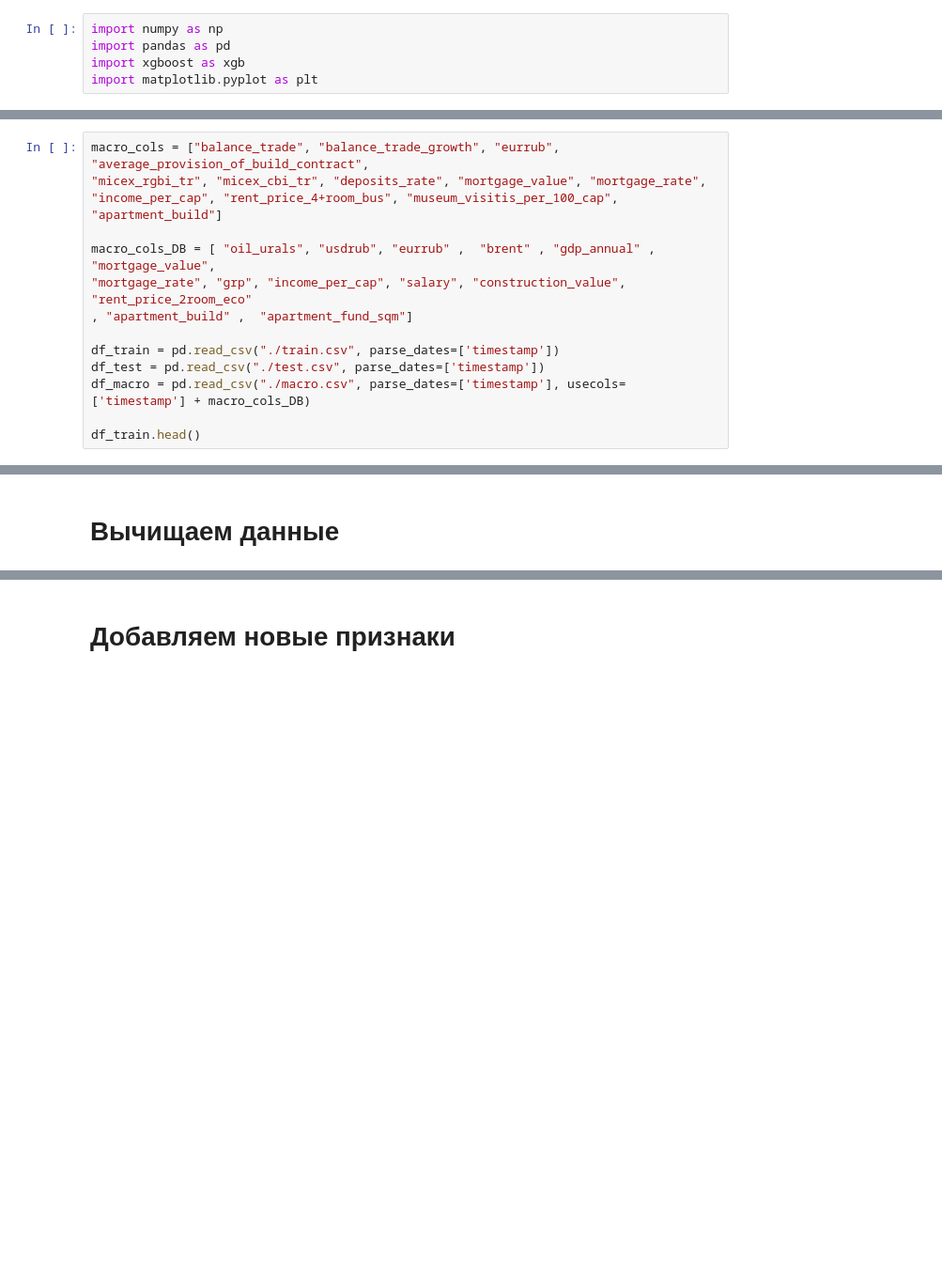
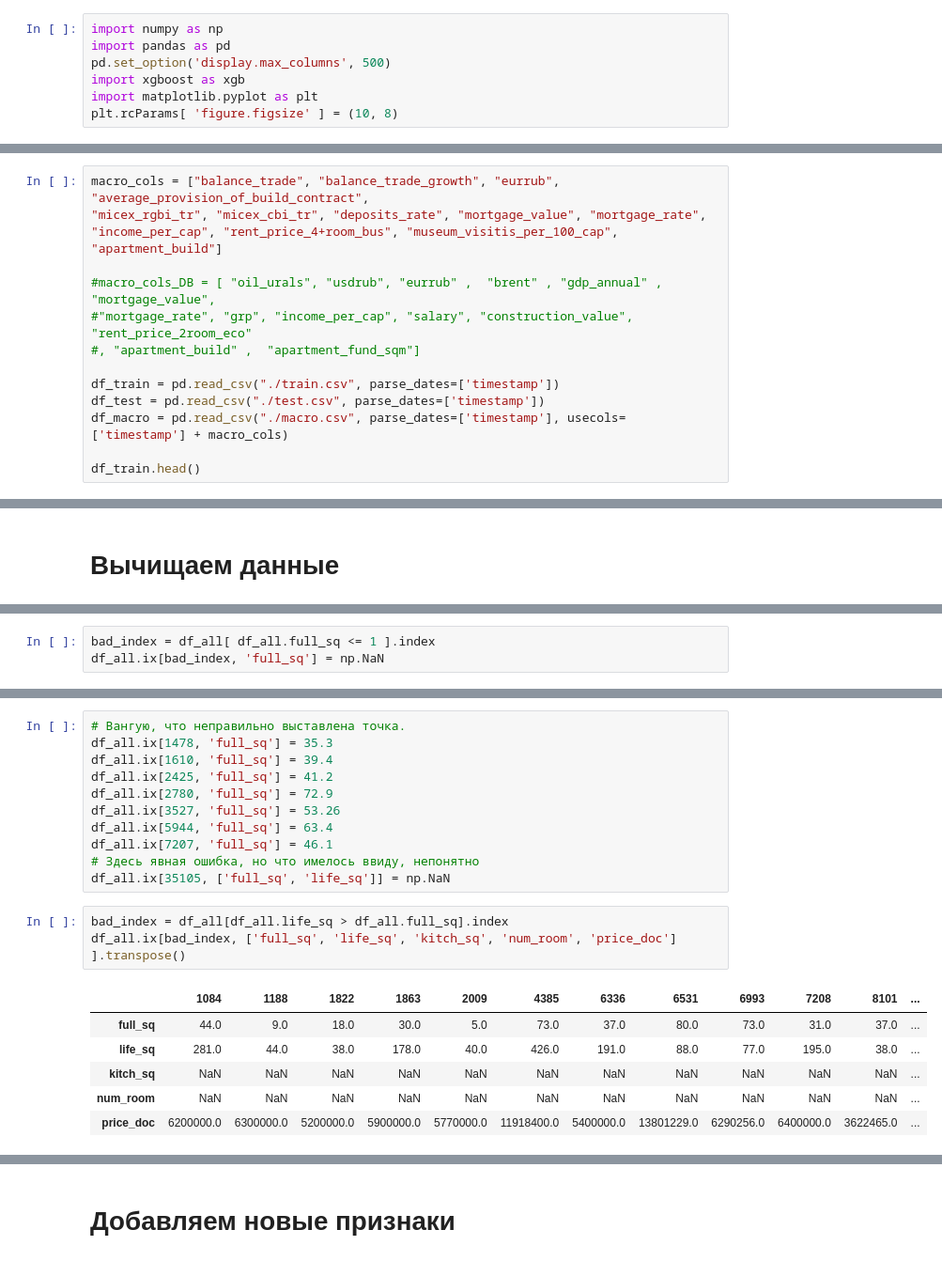
Before and after one commit to matroshenko/SberbankRussianHousingMarket, a Jupyter notebook: PreprocessData.ipynb, the cells around one changed output, grey strips where cells are left out. Shown at 94% size. Saved outputs shown, nothing was run; the diff lists cells and outputs as text; blank space fills up the shorter version.

```diff
--- a/PreprocessData.ipynb
+++ b/PreprocessData.ipynb
@@ -3,8 +3,10 @@
 # %%
 import numpy as np
 import pandas as pd
+pd.set_option('display.max_columns', 500)
 import xgboost as xgb
 import matplotlib.pyplot as plt
+plt.rcParams[ 'figure.figsize' ] = (10, 8)
 # %% [markdown]
 # Загружаем данные
 # %%
@@ -12,13 +14,13 @@ macro_cols = ["balance_trade", "balance_trade_growth", "eurrub", "average_provis
 "micex_rgbi_tr", "micex_cbi_tr", "deposits_rate", "mortgage_value", "mortgage_rate",
 "income_per_cap", "rent_price_4+room_bus", "museum_visitis_per_100_cap", "apartment_build"]
 
-macro_cols_DB = [ "oil_urals", "usdrub", "eurrub" ,  "brent" , "gdp_annual" , "mortgage_value",
-"mortgage_rate", "grp", "income_per_cap", "salary", "construction_value",  "rent_price_2room_eco"
-, "apartment_build" ,  "apartment_fund_sqm"]
+#macro_cols_DB = [ "oil_urals", "usdrub", "eurrub" ,  "brent" , "gdp_annual" , "mortgage_value",
+#"mortgage_rate", "grp", "income_per_cap", "salary", "construction_value",  "rent_price_2room_eco"
+#, "apartment_build" ,  "apartment_fund_sqm"]
 
 df_train = pd.read_csv("./train.csv", parse_dates=['timestamp'])
 df_test = pd.read_csv("./test.csv", parse_dates=['timestamp'])
-df_macro = pd.read_csv("./macro.csv", parse_dates=['timestamp'], usecols=['timestamp'] + macro_cols_DB)
+df_macro = pd.read_csv("./macro.csv", parse_dates=['timestamp'], usecols=['timestamp'] + macro_cols)
 
 df_train.head()
 # %% [output]
@@ -96,0 +43,3 @@ df_all.ix[bad_index, "state"] = np.NaN
+# %%
+bad_index = df_all[ df_all.full_sq <= 1 ].index
+df_all.ix[bad_index, 'full_sq'] = np.NaN
@@ -96,0 +55,21 @@ df_all.ix[bad_index, "state"] = np.NaN
+# %%
+# Вангую, что неправильно выставлена точка.
+df_all.ix[1478, 'full_sq'] = 35.3
+df_all.ix[1610, 'full_sq'] = 39.4
+df_all.ix[2425, 'full_sq'] = 41.2
+df_all.ix[2780, 'full_sq'] = 72.9
+df_all.ix[3527, 'full_sq'] = 53.26
+df_all.ix[5944, 'full_sq'] = 63.4
+df_all.ix[7207, 'full_sq'] = 46.1
+# Здесь явная ошибка, но что имелось ввиду, непонятно
+df_all.ix[35105, ['full_sq', 'life_sq']] = np.NaN
+# %%
+bad_index = df_all[df_all.life_sq > df_all.full_sq].index
+df_all.ix[bad_index, ['full_sq', 'life_sq', 'kitch_sq', 'num_room', 'price_doc'] ].transpose()
+# %% [output]
+|  | 1084 | 1188 | 1822 | 1863 | 2009 | 4385 | 6336 | 6531 | 6993 | 7208 | 8101 | ... |
+| full_sq | 44.0 | 9.0 | 18.0 | 30.0 | 5.0 | 73.0 | 37.0 | 80.0 | 73.0 | 31.0 | 37.0 | ... |
+| life_sq | 281.0 | 44.0 | 38.0 | 178.0 | 40.0 | 426.0 | 191.0 | 88.0 | 77.0 | 195.0 | 38.0 | ... |
+| kitch_sq | NaN | NaN | NaN | NaN | NaN | NaN | NaN | NaN | NaN | NaN | NaN | ... |
+| num_room | NaN | NaN | NaN | NaN | NaN | NaN | NaN | NaN | NaN | NaN | NaN | ... |
+| price_doc | 6200000.0 | 6300000.0 | 5200000.0 | 5900000.0 | 5770000.0 | 11918400.0 | 5400000.0 | 13801229.0 | 6290256.0 | 6400000.0 | 3622465.0 | ... |
```
Also changed, not shown: parts of 21 cells of this notebook.
